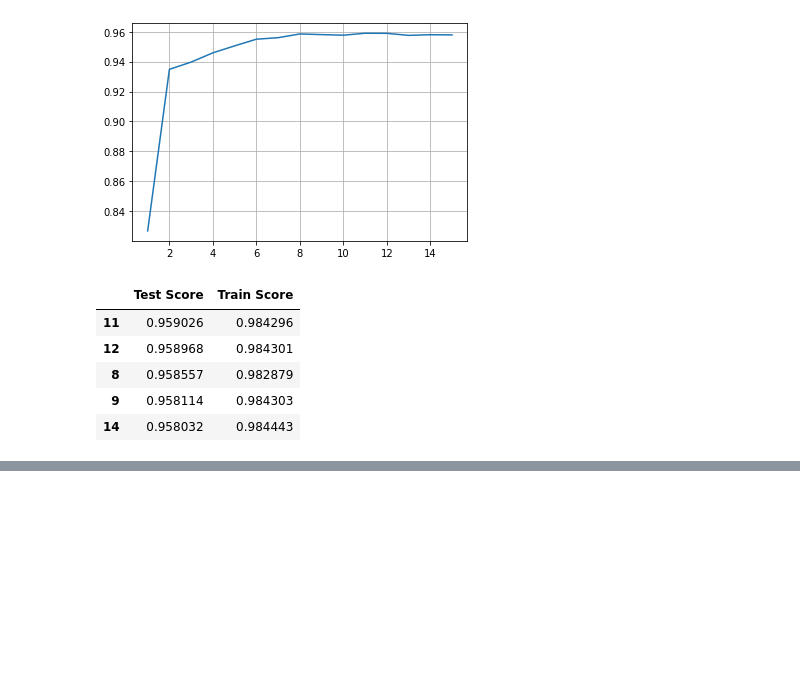
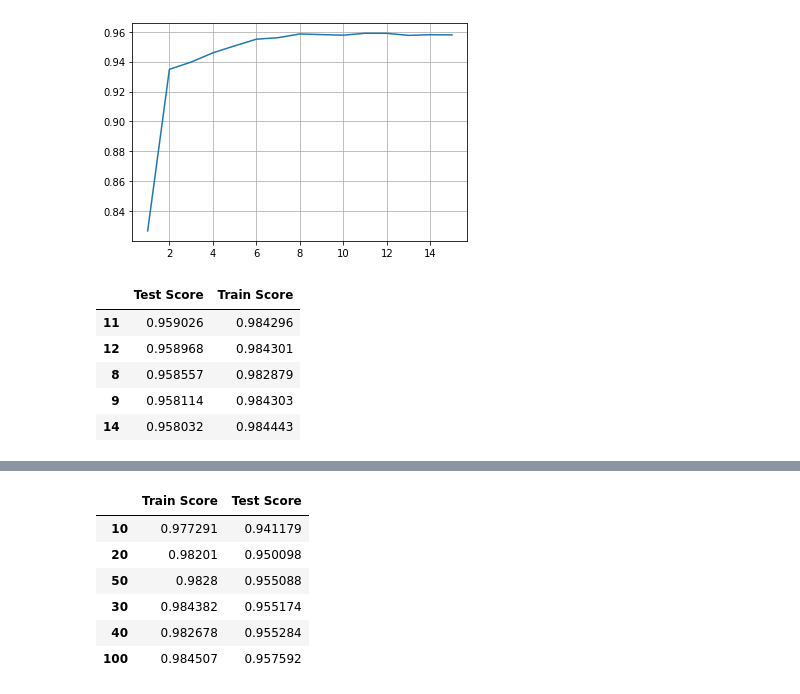
Before and after one commit to nathandhawale/Car-Price-Prediction, a Jupyter notebook: carprice.ipynb, the cells around one changed output, grey strips where cells are left out. Drawn from its saved outputs; the diff is of its cells as text; code cells hidden in the pictures; blank space fills up the shorter version.

```diff
--- a/carprice.ipynb
+++ b/carprice.ipynb
@@ -393,0 +446,11 @@ sorted_scores2.head()
+# %%
+sorted_scores = scores.sort_values(by = 'Test Score', ascending=True)
+sorted_scores
+# %% [output]
+|  | Train Score | Test Score |
+| 10 | 0.977291 | 0.941179 |
+| 20 | 0.98201 | 0.950098 |
+| 50 | 0.9828 | 0.955088 |
+| 30 | 0.984382 | 0.955174 |
+| 40 | 0.982678 | 0.955284 |
+| 100 | 0.984507 | 0.957592 |
```
Also changed, not shown: parts of 11 cells of this notebook.
